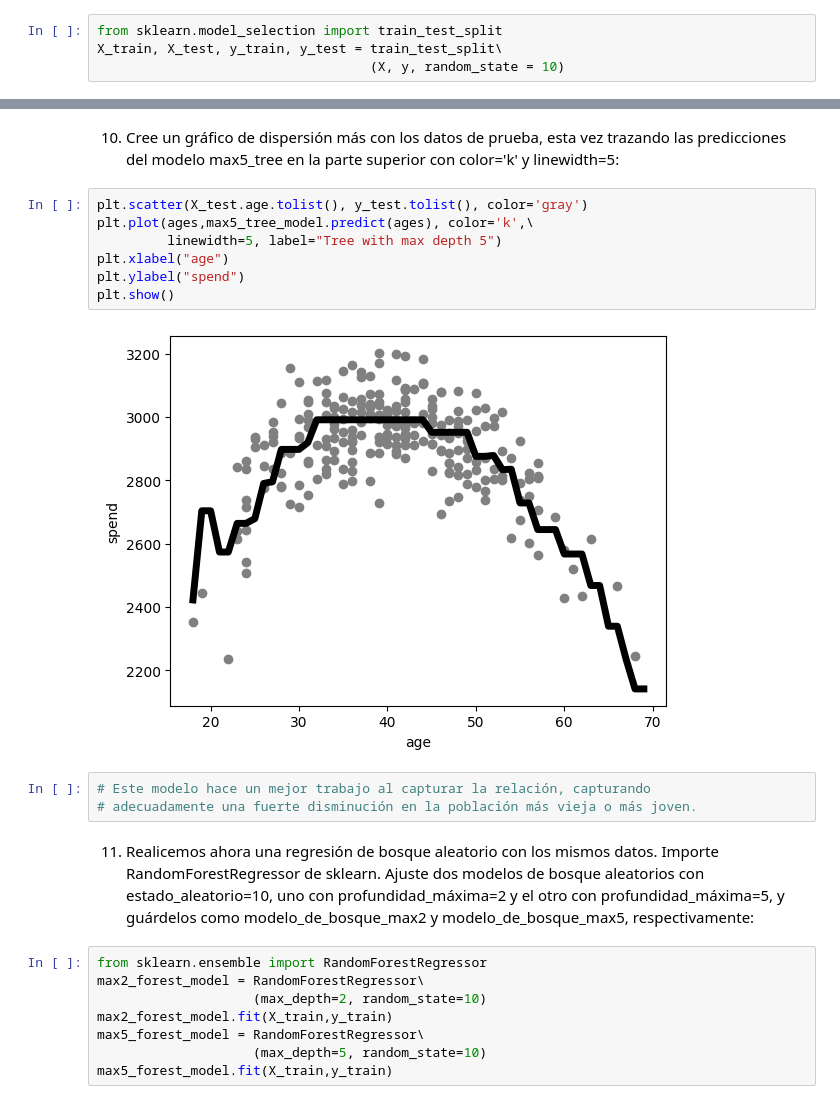
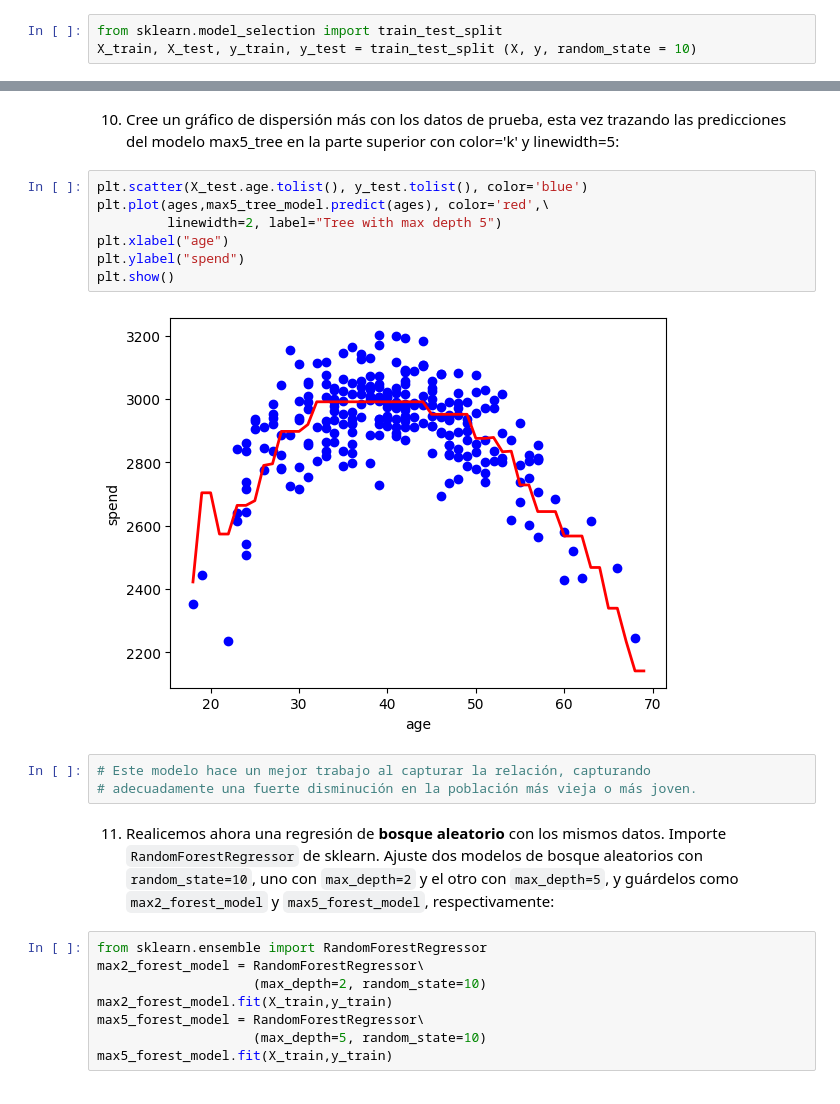
Before and after one commit to limspiga/customer-analytics, a Jupyter notebook: week-4b/customer_analytics_week_4b.ipynb, the cells around one changed output, grey strips where cells are left out. Saved outputs shown, nothing was run; the diff lists cells and outputs as text.

```diff
--- a/week-4b/customer_analytics_week_4b.ipynb
+++ b/week-4b/customer_analytics_week_4b.ipynb
@@ -500,5 +517,4 @@ y = df['spend']
 # %%
 from sklearn.model_selection import train_test_split
-X_train, X_test, y_train, y_test = train_test_split\
-                                   (X, y, random_state = 10)
+X_train, X_test, y_train, y_test = train_test_split (X, y, random_state = 10)
 # %% [markdown]
@@ -587,19 +602,19 @@ plt.show()
 # %% [markdown]
 10. Cree un gráfico de dispersión más con los datos de prueba, esta vez trazando las predicciones del modelo max5_tree en la parte superior con color='k' y linewidth=5:
 # %%
-plt.scatter(X_test.age.tolist(), y_test.tolist(), color='gray')
-plt.plot(ages,max5_tree_model.predict(ages), color='k',\
-         linewidth=5, label="Tree with max depth 5")
+plt.scatter(X_test.age.tolist(), y_test.tolist(), color='blue')
+plt.plot(ages,max5_tree_model.predict(ages), color='red',\
+         linewidth=2, label="Tree with max depth 5")
 plt.xlabel("age")
 plt.ylabel("spend")
 plt.show()
 # %% [output]
-[figure, old version]
+[figure, new version]
 # %%
 # Este modelo hace un mejor trabajo al capturar la relación, capturando
 # adecuadamente una fuerte disminución en la población más vieja o más joven.
 # %% [markdown]
-11. Realicemos ahora una regresión de bosque aleatorio con los mismos datos. Importe RandomForestRegressor de sklearn. Ajuste dos modelos de bosque aleatorios con estado_aleatorio=10, uno con profundidad_máxima=2 y el otro con profundidad_máxima=5, y guárdelos como modelo_de_bosque_max2 y modelo_de_bosque_max5, respectivamente:
+11. Realicemos ahora una regresión de **bosque aleatorio** con los mismos datos. Importe `RandomForestRegressor` de sklearn. Ajuste dos modelos de bosque aleatorios con `random_state=10`, uno con `max_depth=2` y el otro con `max_depth=5`, y guárdelos como `max2_forest_model` y `max5_forest_model`, respectivamente:
 # %%
 from sklearn.ensemble import RandomForestRegressor
 max2_forest_model = RandomForestRegressor\
```
Also changed, not shown: parts of 22 cells of this notebook.
